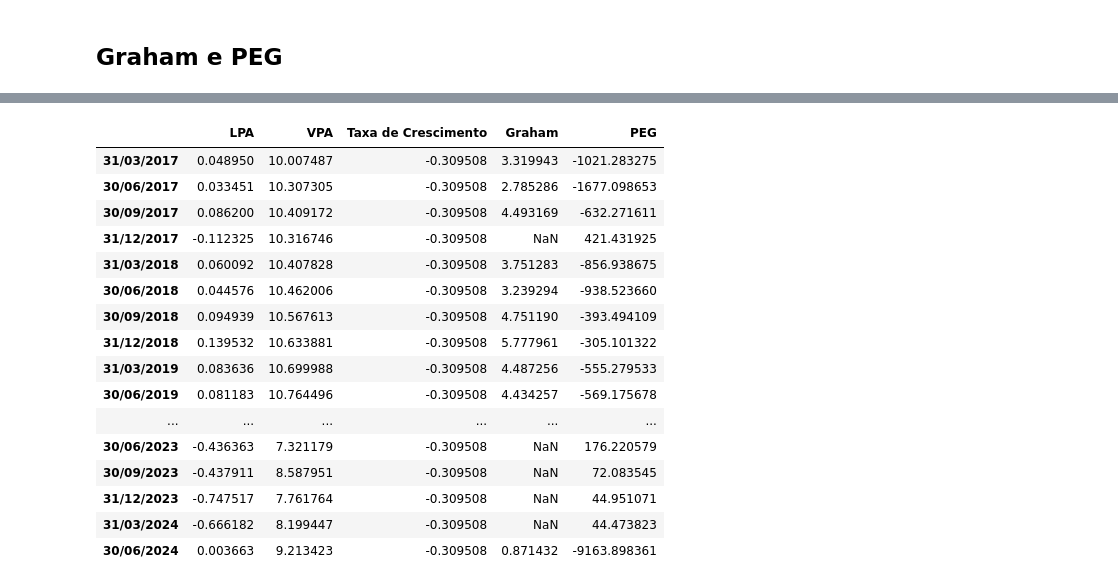
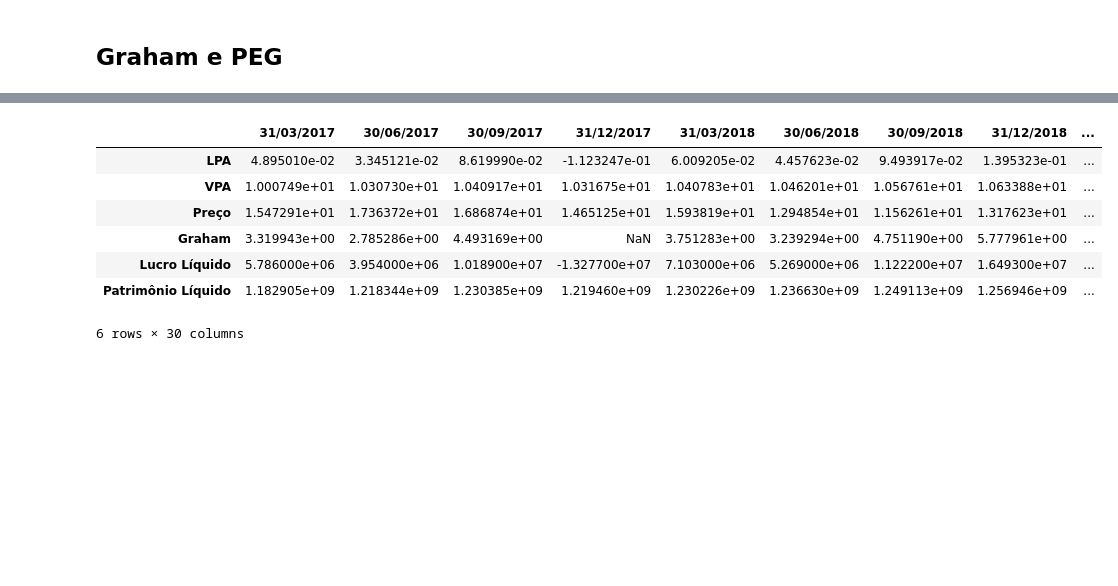
Before and after one commit to Cabral-JV/TCC, a Jupyter notebook: Data_frame/Data.ipynb, the cells around one changed output, grey strips where cells are left out. Drawn from its saved outputs; the diff is of its cells as text; code cells hidden in the pictures; blank space fills up the shorter version.

Commit message:
Criando dicionario trimestral e anual contendo PEG e Graham.

```diff
--- a/Data_frame/Data.ipynb
+++ b/Data_frame/Data.ipynb
@@ -1370,21 +1433,12 @@ Processando empresa ALPK3...
 # %%
 # Exemplo de visualização dos indicadores para uma empresa
-dicionario_graham_peg["AALR3"]
+dicionario_trimestral["AALR3"]
 # %% [output]
-|  | LPA | VPA | Taxa de Crescimento | Graham | PEG |
-| 31/03/2017 | 0.048950 | 10.007487 | -0.309508 | 3.319943 | -1021.283275 |
-| 30/06/2017 | 0.033451 | 10.307305 | -0.309508 | 2.785286 | -1677.098653 |
-| 30/09/2017 | 0.086200 | 10.409172 | -0.309508 | 4.493169 | -632.271611 |
-| 31/12/2017 | -0.112325 | 10.316746 | -0.309508 | NaN | 421.431925 |
-| 31/03/2018 | 0.060092 | 10.407828 | -0.309508 | 3.751283 | -856.938675 |
-| 30/06/2018 | 0.044576 | 10.462006 | -0.309508 | 3.239294 | -938.523660 |
-| 30/09/2018 | 0.094939 | 10.567613 | -0.309508 | 4.751190 | -393.494109 |
-| 31/12/2018 | 0.139532 | 10.633881 | -0.309508 | 5.777961 | -305.101322 |
-| 31/03/2019 | 0.083636 | 10.699988 | -0.309508 | 4.487256 | -555.279533 |
-| 30/06/2019 | 0.081183 | 10.764496 | -0.309508 | 4.434257 | -569.175678 |
-| ... | ... | ... | ... | ... | ... |
-| 30/06/2023 | -0.436363 | 7.321179 | -0.309508 | NaN | 176.220579 |
-| 30/09/2023 | -0.437911 | 8.587951 | -0.309508 | NaN | 72.083545 |
-| 31/12/2023 | -0.747517 | 7.761764 | -0.309508 | NaN | 44.951071 |
-| 31/03/2024 | -0.666182 | 8.199447 | -0.309508 | NaN | 44.473823 |
-| 30/06/2024 | 0.003663 | 9.213423 | -0.309508 | 0.871432 | -9163.898361 |
+|  | 31/03/2017 | 30/06/2017 | 30/09/2017 | 31/12/2017 | 31/03/2018 | 30/06/2018 | 30/09/2018 | 31/12/2018 | ... |
+| LPA | 4.895010e-02 | 3.345121e-02 | 8.619990e-02 | -1.123247e-01 | 6.009205e-02 | 4.457623e-02 | 9.493917e-02 | 1.395323e-01 | ... |
+| VPA | 1.000749e+01 | 1.030730e+01 | 1.040917e+01 | 1.031675e+01 | 1.040783e+01 | 1.046201e+01 | 1.056761e+01 | 1.063388e+01 | ... |
+| Preço | 1.547291e+01 | 1.736372e+01 | 1.686874e+01 | 1.465125e+01 | 1.593819e+01 | 1.294854e+01 | 1.156261e+01 | 1.317623e+01 | ... |
+| Graham | 3.319943e+00 | 2.785286e+00 | 4.493169e+00 | NaN | 3.751283e+00 | 3.239294e+00 | 4.751190e+00 | 5.777961e+00 | ... |
+| Lucro Líquido | 5.786000e+06 | 3.954000e+06 | 1.018900e+07 | -1.327700e+07 | 7.103000e+06 | 5.269000e+06 | 1.122200e+07 | 1.649300e+07 | ... |
+| Patrimônio Líquido | 1.182905e+09 | 1.218344e+09 | 1.230385e+09 | 1.219460e+09 | 1.230226e+09 | 1.236630e+09 | 1.249113e+09 | 1.256946e+09 | ... |
+6 rows × 30 columns
```
Also changed, not shown: parts of 15 cells of this notebook.
